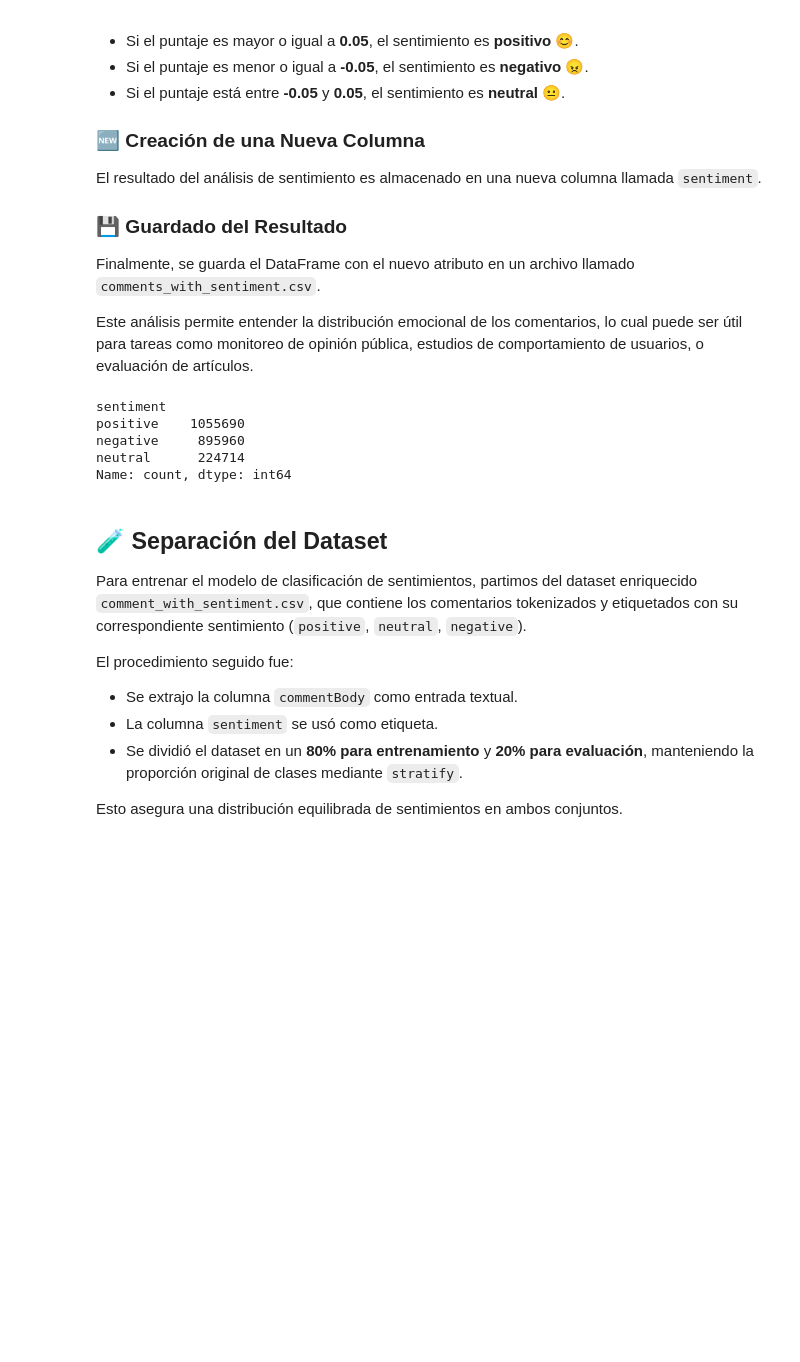
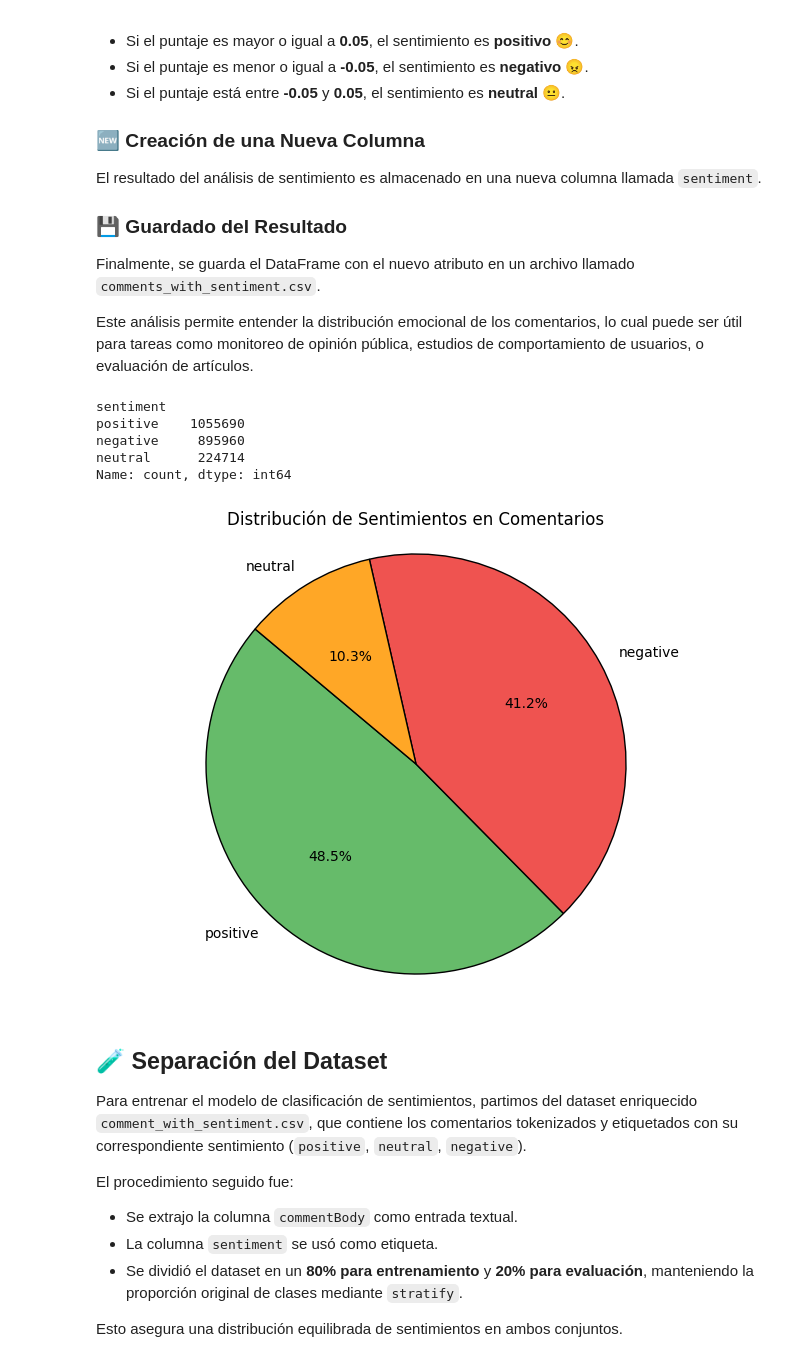
Before and after one commit to jquelas/comment_analysis, a Jupyter notebook: comment_analysis.ipynb, the cells around one changed output. Saved outputs shown, nothing was run; the diff lists cells and outputs as text; code cells hidden in the pictures; blank space fills up the shorter version.

```diff
--- a/comment_analysis.ipynb
+++ b/comment_analysis.ipynb
@@ -447,34 +502,52 @@ Este análisis permite entender la distribución emocional de los comentarios, l
 # %%
 # Inicializar analizador
 sia = SentimentIntensityAnalyzer()
 
 # Cargar el dataset
 df = pd.read_csv("comments_with_tokens.csv")
 
 # Analizar sentimiento de cada comentario
 def classify_sentiment(text):
     score = sia.polarity_scores(str(text))["compound"]
     if score >= 0.05:
         return "positive"
     elif score <= -0.05:
         return "negative"
     else:
         return "neutral"
 
 # Crear nueva columna 'sentiment'
 df["sentiment"] = df["commentBody"].apply(classify_sentiment)
 
+# Contar ocurrencias de cada clase
+sentiment_counts = df["sentiment"].value_counts()
+
 # Ver distribución
-print(df["sentiment"].value_counts())
+print(sentiment_counts)
+
+# Crear diagrama de torta
+plt.figure(figsize=(8, 6))
+plt.pie(
+    sentiment_counts.values,
+    labels=sentiment_counts.index,
+    autopct="%1.1f%%",
+    startangle=140,
+    colors=["#66bb6a", "#ef5350", "#ffa726"],  # verde, rojo, naranja
+    wedgeprops={"edgecolor": "black"}
+)
+plt.axis("equal")  # Asegura que sea un círculo
+plt.title("Distribución de Sentimientos en Comentarios")
+plt.show()
 
 # Guardar el nuevo dataset
 df.to_csv("comments_with_sentiments.csv", index=False)
 # %% [output]
 sentiment
 positive    1055690
 negative     895960
 neutral      224714
 Name: count, dtype: int64
+[figure, added]
 # %% [markdown]
 ## 🧪 Separación del Dataset
 
```
Also changed, not shown: parts of 4 cells of this notebook.
